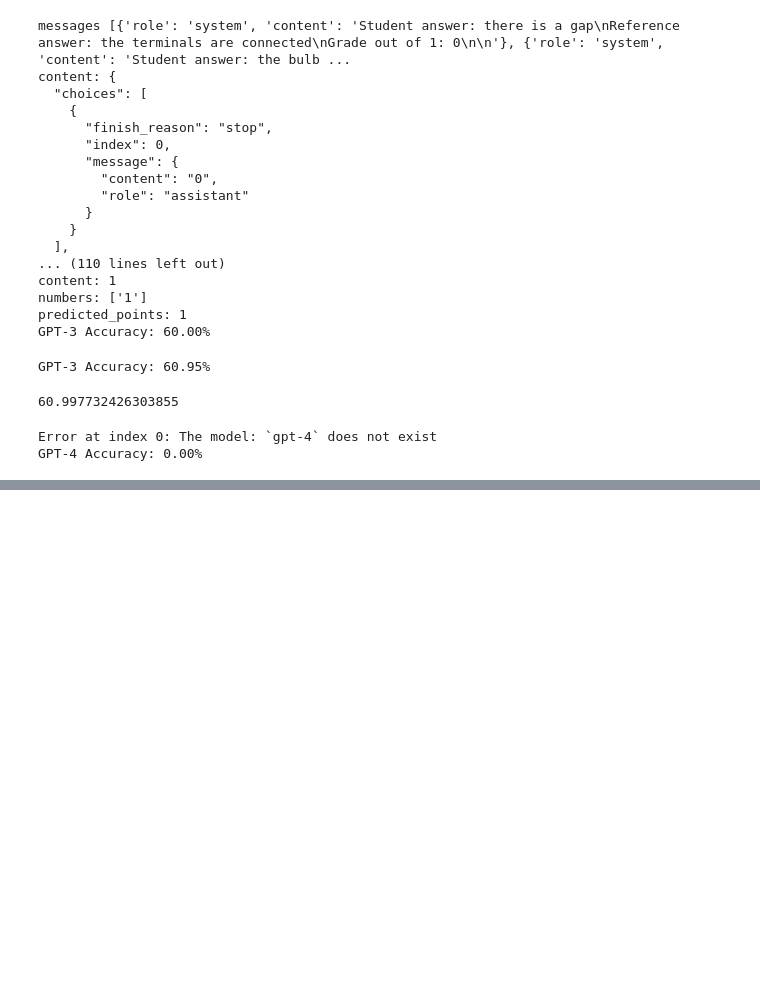
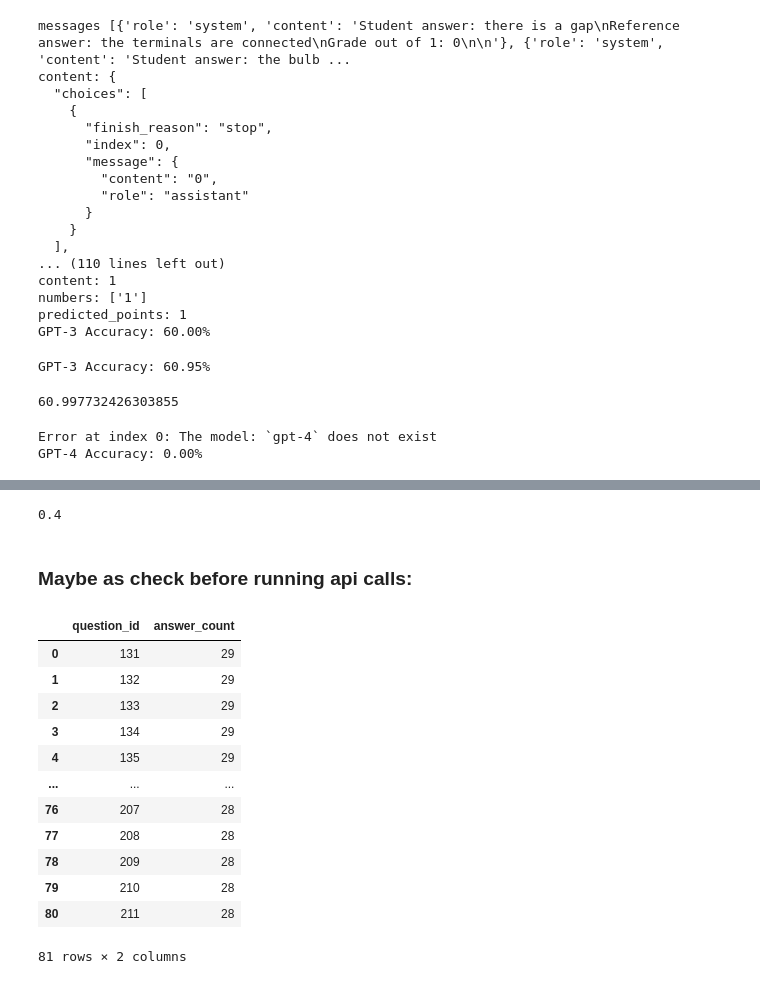
Before and after one commit to OlafVrijmoet/Thesis, a Jupyter notebook: gpt_3.ipynb, the cells around one changed output, grey strips where cells are left out. Cells and saved outputs as stored; diff of their text form; code cells hidden in the pictures; blank space fills up the shorter version.

```diff
--- a/gpt_3.ipynb
+++ b/gpt_3.ipynb
@@ -326,0 +496,24 @@ GPT-4 Accuracy: 0.00%
+# %%
+total_correct / total_seen
+# %% [output]
+0.4
+# %% [markdown]
+### Maybe as check before running api calls:
+# %%
+answer_counts = df.groupby('question_id')['student_answer'].size()
+answer_counts_df = answer_counts.reset_index().rename(columns={'student_answer': 'answer_count'})
+answer_counts_df
+# %% [output]
+|  | question_id | answer_count |
+| 0 | 131 | 29 |
+| 1 | 132 | 29 |
+| 2 | 133 | 29 |
+| 3 | 134 | 29 |
+| 4 | 135 | 29 |
+| ... | ... | ... |
+| 76 | 207 | 28 |
+| 77 | 208 | 28 |
+| 78 | 209 | 28 |
+| 79 | 210 | 28 |
+| 80 | 211 | 28 |
+81 rows × 2 columns
```
Also changed, not shown: parts of 11 cells of this notebook, 14 other files.
